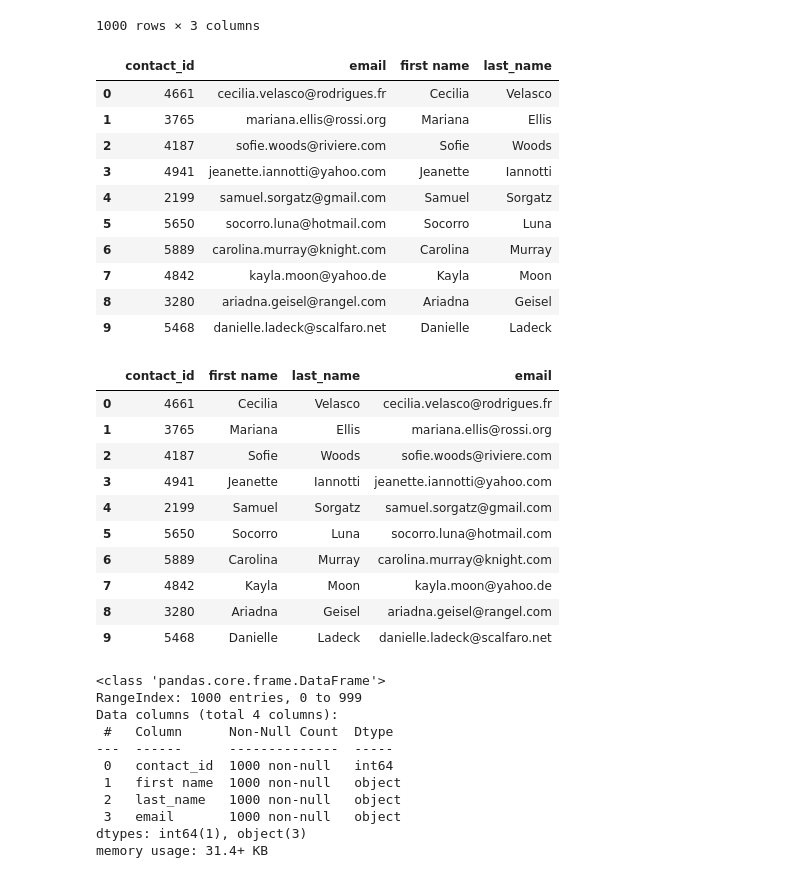
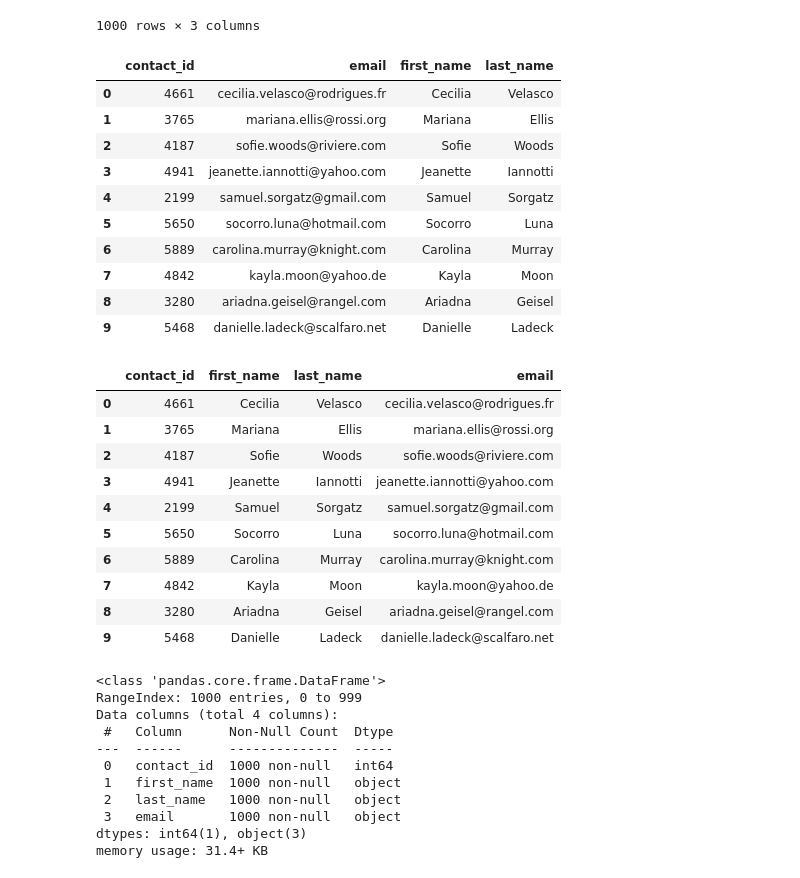
Before and after one commit to thaychansy/etl-project, a Jupyter notebook: ETL_Mini_Project.ipynb, the cells around one changed output. Cells and saved outputs as stored; diff of their text form; code cells hidden in the pictures.

```diff
--- a/ETL_Mini_Project.ipynb
+++ b/ETL_Mini_Project.ipynb
@@ -501,14 +501,14 @@ contact_info_df_copy_2
 1000 rows × 3 columns
 # %%
 # Create a "first"name" and "last_name" column with the first and last names from the "name" column.
-contact_info_df_copy_2[['first name', 'last_name']] = contact_info_df_copy_2['name'].str.split(' ', expand=True)
+contact_info_df_copy_2[['first_name', 'last_name']] = contact_info_df_copy_2['name'].str.split(' ', expand=True)
 
 # Drop the contact_name column
 contact_info_df_copy_2 = contact_info_df_copy_2.drop(columns=['name'])
 
 contact_info_df_copy_2.head(10)
 # %% [output]
-|  | contact_id | email | first name | last_name |
+|  | contact_id | email | first_name | last_name |
 | 0 | 4661 | cecilia.velasco@rodrigues.fr | Cecilia | Velasco |
 | 1 | 3765 | mariana.ellis@rossi.org | Mariana | Ellis |
 | 2 | 4187 | sofie.woods@riviere.com | Sofie | Woods |
@@ -525,7 +525,7 @@ contact_info_df_copy_2 = contact_info_df_copy_2.iloc[:, [0,2,3,1]]
 
 contact_info_df_copy_2.head(10)
 # %% [output]
-|  | contact_id | first name | last_name | email |
+|  | contact_id | first_name | last_name | email |
 | 0 | 4661 | Cecilia | Velasco | cecilia.velasco@rodrigues.fr |
 | 1 | 3765 | Mariana | Ellis | mariana.ellis@rossi.org |
 | 2 | 4187 | Sofie | Woods | sofie.woods@riviere.com |
@@ -546,7 +546,7 @@ Data columns (total 4 columns):
  #   Column      Non-Null Count  Dtype
 ---  ------      --------------  -----
  0   contact_id  1000 non-null   int64
- 1   first name  1000 non-null   object
+ 1   first_name  1000 non-null   object
  2   last_name   1000 non-null   object
  3   email       1000 non-null   object
 dtypes: int64(1), object(3)
```
Also changed, not shown: parts of 3 cells of this notebook, 1 other file.
